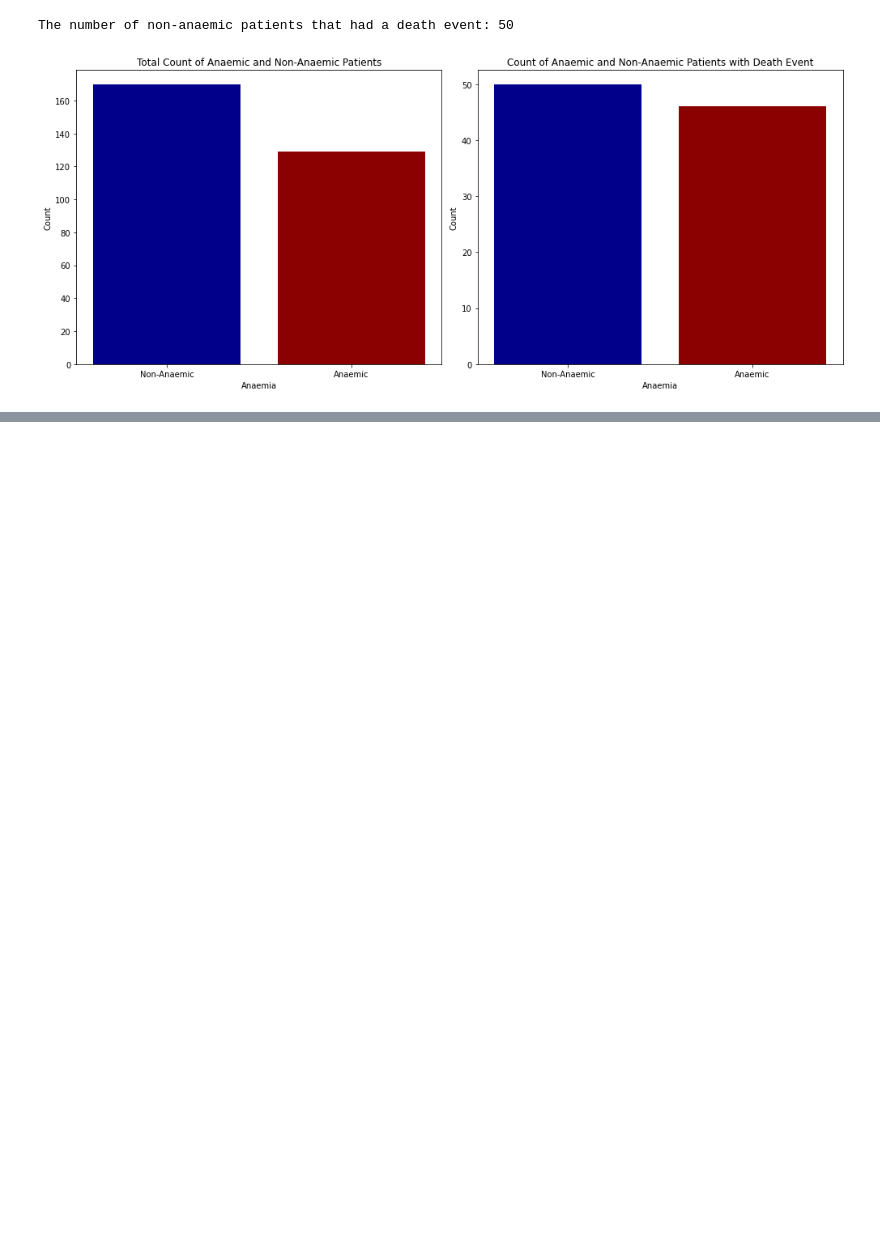
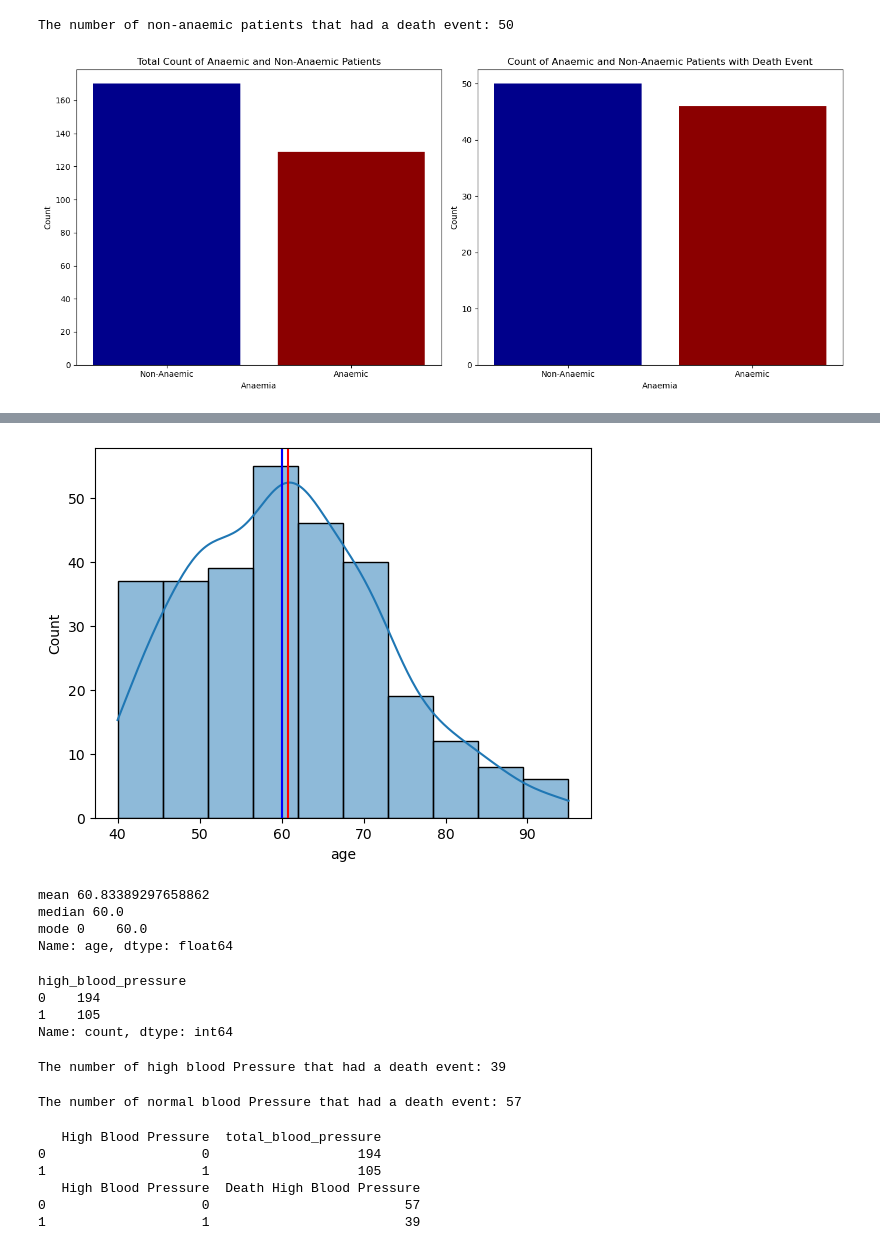
Before and after one commit to faiyted/Project-Cardiac-Disease, a Jupyter notebook: Group-Project.ipynb, the cells around one changed output, grey strips where cells are left out. Cells and saved outputs as stored; diff of their text form; code cells hidden in the pictures; blank space fills up the shorter version.

```diff
--- a/Group-Project.ipynb
+++ b/Group-Project.ipynb
@@ -343,0 +369,19 @@ plt.show()
+# %%
+#find the mean, median, and mode of age
+
+sns.histplot(heart_df['age'],kde=True)
+plt.axvline(heart_df['age'].mean(), color='red')
+plt.axvline(heart_df['age'].median(), color='green')
+plt.axvline(heart_df['age'].mode()[0], color='blue')
+plt.show()
+
+print('mean',heart_df['age'].mean())
+print('median',heart_df['age'].median())
+print('mode',heart_df['age'].mode())
+# print(How age ralation )
+# %% [output]
+[figure, added]
+mean 60.83389297658862
+median 60.0
+mode 0    60.0
+Name: age, dtype: float64
@@ -343,0 +418,34 @@ plt.show()
+# %%
+heart_df["high_blood_pressure"].value_counts()
+# %% [output]
+high_blood_pressure
+0    194
+1    105
+Name: count, dtype: int64
+# %%
+high_blood_pressure = heart_df[(heart_df["high_blood_pressure"]==1) & (heart_df["DEATH_EVENT"]==1)]
+num_blood_pressure = len(high_blood_pressure)
+print(f"The number of high blood Pressure that had a death event: {num_blood_pressure}")
+# %% [output]
+The number of high blood Pressure that had a death event: 39
+# %%
+nor_blood_pressure = heart_df[(heart_df["high_blood_pressure"]== 0) & (heart_df["DEATH_EVENT"]==1)]
+num_nor_blood_pressure = len(nor_blood_pressure)
+print(f"The number of normal blood Pressure that had a death event: {num_nor_blood_pressure}")
+# %% [output]
+The number of normal blood Pressure that had a death event: 57
+# %%
+#Count total blood pressure and high boold pressure
+blood_pressure_counts = heart_df['high_blood_pressure'].value_counts().rename_axis('High Blood Pressure').reset_index(name='total_blood_pressure')
+print(blood_pressure_counts)
+
+#Count smoke and non-smoke with death events
+death_event_counts = heart_df[heart_df["DEATH_EVENT"]==1]["high_blood_pressure"].value_counts().rename_axis('High Blood Pressure').reset_index(name='Death High Blood Pressure')
+print(death_event_counts)
+# %% [output]
+   High Blood Pressure  total_blood_pressure
+0                    0                   194
+1                    1                   105
+   High Blood Pressure  Death High Blood Pressure
+0                    0                         57
+1                    1                         39
```
Also changed, not shown: parts of 16 cells of this notebook.
